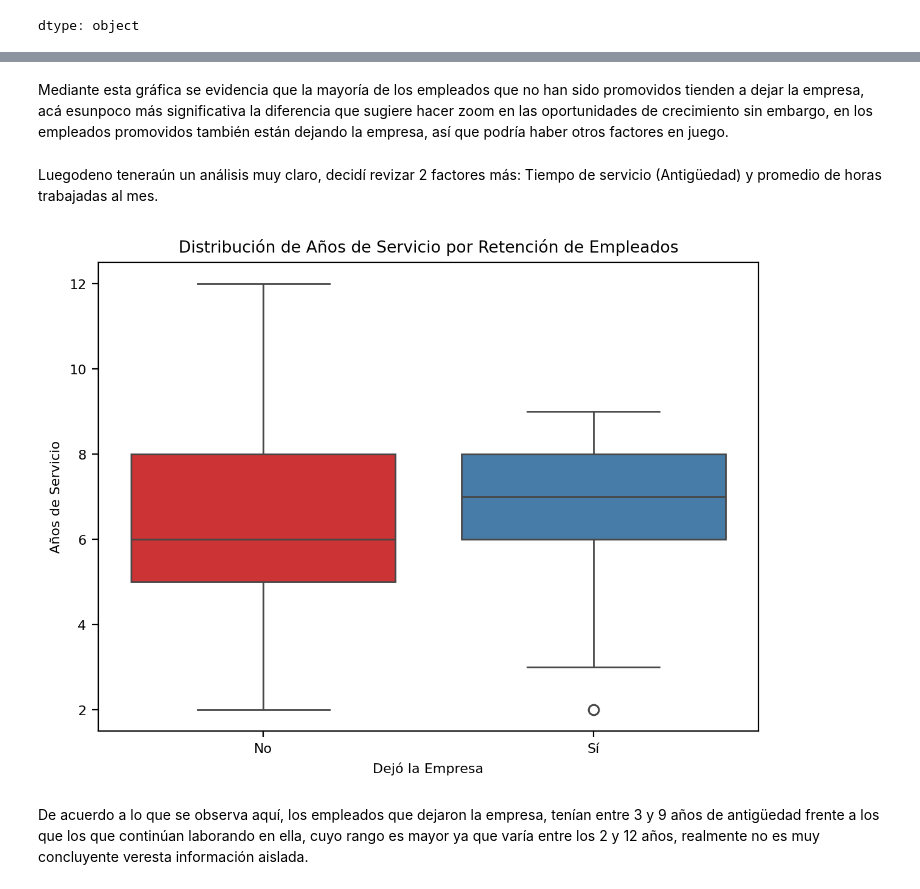
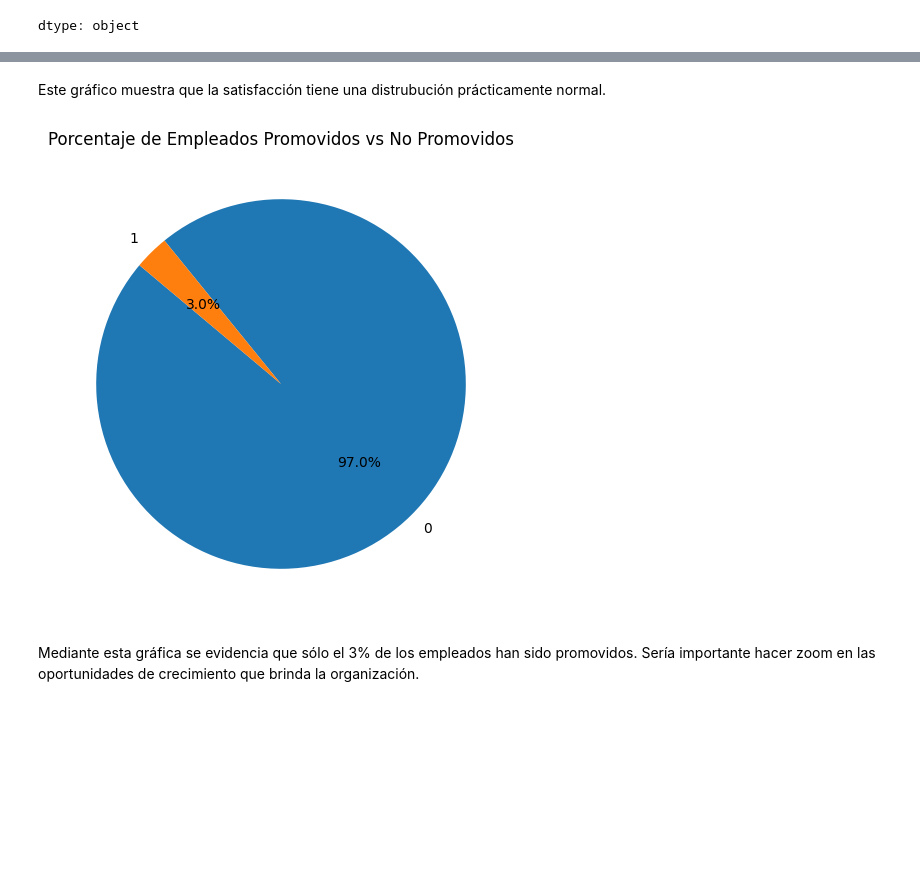
Before and after one commit to HerlisDeAlba/analisis-exploratorio, a Jupyter notebook: Taller 2 Análisis univariado.ipynb, the cells around one changed output, grey strips where cells are left out. Drawn from its saved outputs; the diff is of its cells as text; code cells hidden in the pictures; blank space fills up the shorter version.

```diff
--- a/Taller 2 Análisis univariado.ipynb
+++ b/Taller 2 Análisis univariado.ipynb
@@ -319,20 +321,23 @@ plt.show()
+# %% [markdown]
+Este gráfico muestra que la satisfacción tiene una distrubución prácticamente normal.
+# %%
+# Visualización de la distribución de promociones
+
+import matplotlib.pyplot as plt
+
+# Contar la frecuencia de cada categoría en 'promoted'
+promoted_counts = df['promoted'].value_counts()
+
+# Crear el gráfico de pastel
+plt.figure(figsize=(6, 6))
+plt.pie(promoted_counts, labels=promoted_counts.index, autopct='%1.1f%%', startangle=140)
+
+# Añadir título
+plt.title('Porcentaje de Empleados Promovidos vs No Promovidos')
+
+# Mostrar el gráfico
+plt.show()
+# %% [output]
+[figure, added]
 # %% [markdown]
-Mediante esta gráfica se evidencia que la mayoría de los empleados que no han sido promovidos tienden a dejar la empresa, acá esunpoco más significativa la diferencia que sugiere hacer zoom en las oportunidades de crecimiento sin embargo, en los empleados promovidos también están dejando la empresa, así que podría haber otros factores en juego.
+Mediante esta gráfica se evidencia que sólo el 3% de los empleados han sido promovidos. Sería importante hacer zoom en las oportunidades de crecimiento que brinda la organización.
-# %% [markdown]
-Luegodeno teneraún un análisis muy claro, decidí revizar 2 factores más: Tiempo de servicio (Antigüedad) y promedio de horas trabajadas al mes.
-# %%
-#Distribución de Años de Servicio
-
-plt.figure(figsize=(7, 5))
-sns.boxplot(data=df, x='left', y='tenure', palette='Set1')
-
-plt.title('Distribución de Años de Servicio por Retención de Empleados')
-plt.xlabel('Dejó la Empresa')
-plt.ylabel('Años de Servicio')
-plt.xticks([0, 1], ['No', 'Sí'])
-
-plt.show()
-# %% [output]
-[figure, removed]
-# %% [markdown]
-De acuerdo a lo que se observa aquí, los empleados que dejaron la empresa, tenían entre 3  y 9 años de antigüedad frente a los que los que continúan laborando en ella, cuyo rango es mayor ya que varía entre los 2 y 12 años, realmente no es muy concluyente veresta información aislada.
```
Also changed, not shown: parts of 13 cells of this notebook.
